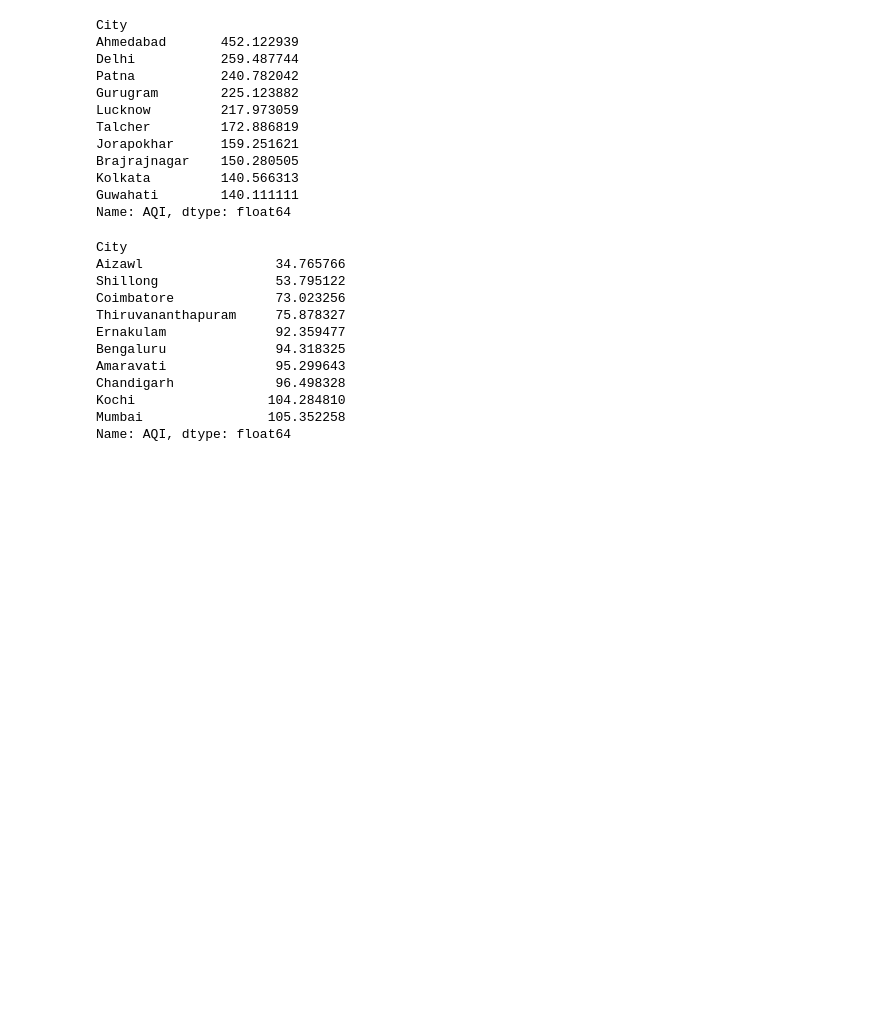
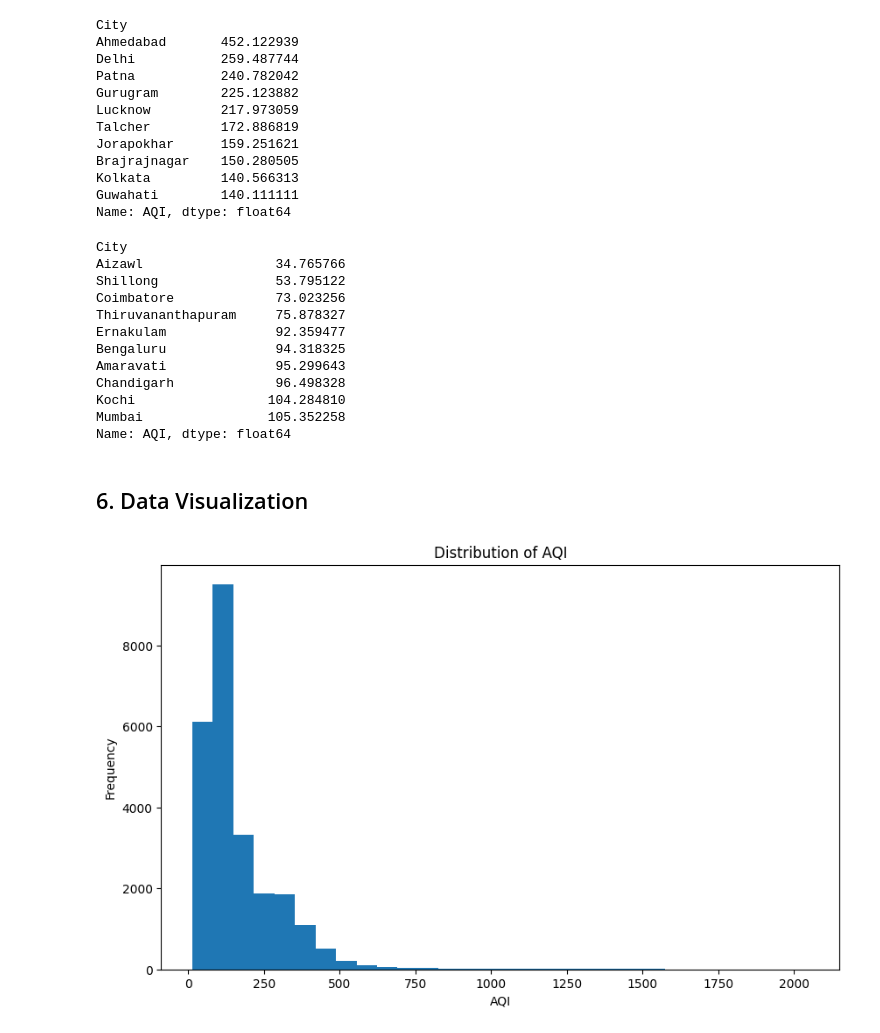
Before and after one commit to nikunjdixit-ai/-Air-AQI-Prediction, a Jupyter notebook: notebook/aqi_pipeline.ipynb, the cells around one changed output. Drawn from its saved outputs; the diff is of its cells as text; code cells hidden in the pictures; blank space fills up the shorter version.

Commit message:
feat: add data visualizations

```diff
--- a/notebook/aqi_pipeline.ipynb
+++ b/notebook/aqi_pipeline.ipynb
@@ -252,3 +252,5 @@ Chandigarh             96.498328
 Kochi                 104.284810
 Mumbai                105.352258
 Name: AQI, dtype: float64
+# %% [markdown]
+## 6. Data Visualization
@@ -254,0 +259,12 @@ Name: AQI, dtype: float64
+# %%
+plt.figure(figsize=(10, 6))
+
+plt.hist(df["AQI"].dropna(), bins=30)
+
+plt.title("Distribution of AQI")
+plt.xlabel("AQI")
+plt.ylabel("Frequency")
+
+plt.show()
+# %% [output]
+[figure, added]
```
Also changed, not shown: parts of 5 cells of this notebook.
